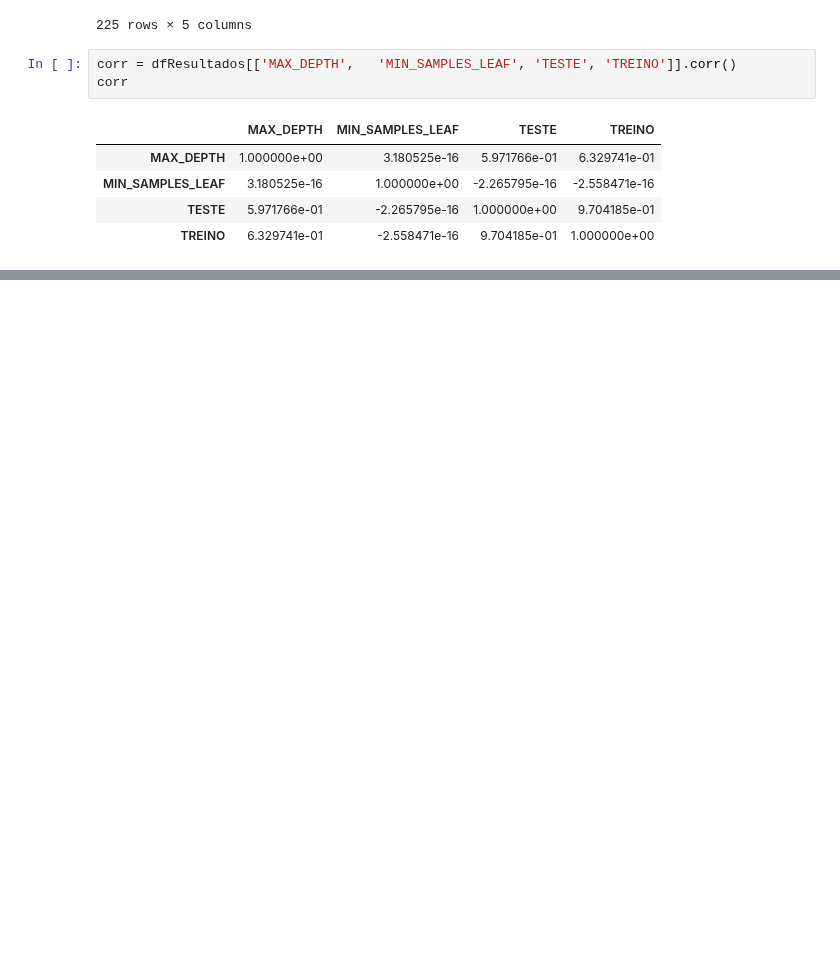
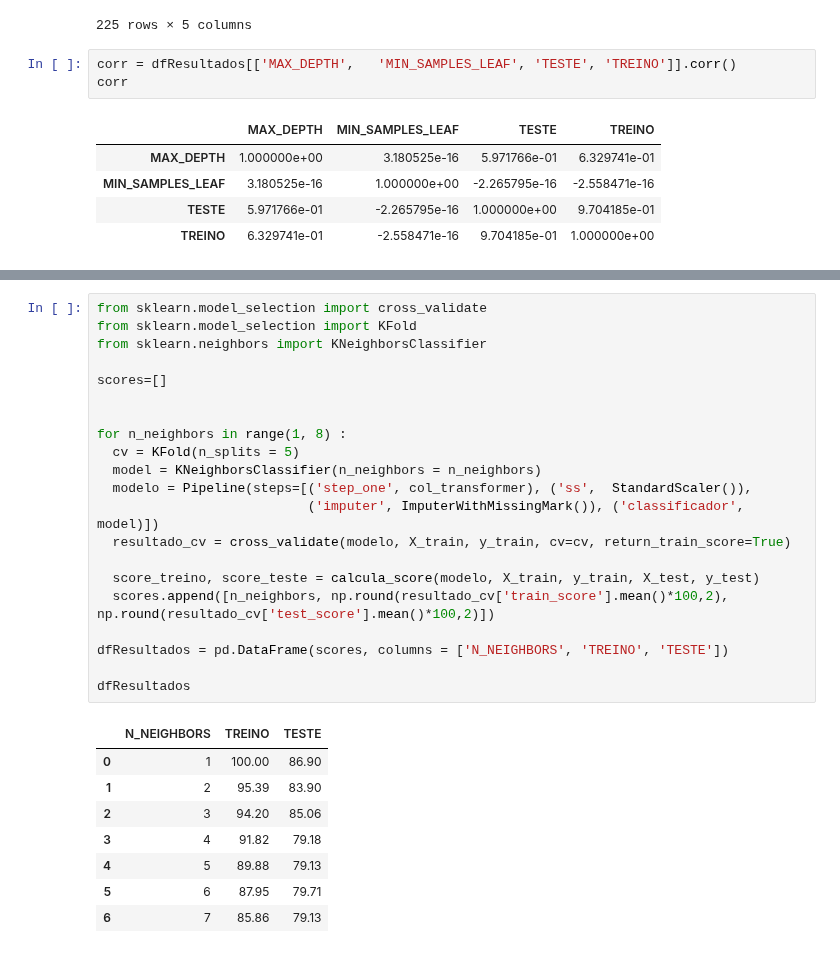
Before and after one commit to inf032/introducaoML, a Jupyter notebook: Farmaco_Otimizacao.ipynb, the cells around one changed output, grey strips where cells are left out. Saved outputs shown, nothing was run; the diff lists cells and outputs as text; blank space fills up the shorter version.

```diff
--- a/Farmaco_Otimizacao.ipynb
+++ b/Farmaco_Otimizacao.ipynb
@@ -271,0 +272,30 @@ sns.heatmap(corr)
+# %%
+from sklearn.model_selection import cross_validate
+from sklearn.model_selection import KFold
+from sklearn.neighbors import KNeighborsClassifier
+
+scores=[]
+
+
+for n_neighbors in range(1, 8) :
+  cv = KFold(n_splits = 5)
+  model = KNeighborsClassifier(n_neighbors = n_neighbors)
+  modelo = Pipeline(steps=[('step_one', col_transformer), ('ss',  StandardScaler()),
+                           ('imputer', ImputerWithMissingMark()), ('classificador', model)])
+  resultado_cv = cross_validate(modelo, X_train, y_train, cv=cv, return_train_score=True)
+
+  score_treino, score_teste = calcula_score(modelo, X_train, y_train, X_test, y_test)
+  scores.append([n_neighbors, np.round(resultado_cv['train_score'].mean()*100,2), np.round(resultado_cv['test_score'].mean()*100,2)])
+
+dfResultados = pd.DataFrame(scores, columns = ['N_NEIGHBORS', 'TREINO', 'TESTE'])
+
+dfResultados
+# %% [output]
+|  | N_NEIGHBORS | TREINO | TESTE |
+| 0 | 1 | 100.00 | 86.90 |
+| 1 | 2 | 95.39 | 83.90 |
+| 2 | 3 | 94.20 | 85.06 |
+| 3 | 4 | 91.82 | 79.18 |
+| 4 | 5 | 89.88 | 79.13 |
+| 5 | 6 | 87.95 | 79.71 |
+| 6 | 7 | 85.86 | 79.13 |
```
Also changed, not shown: parts of 6 cells of this notebook.
